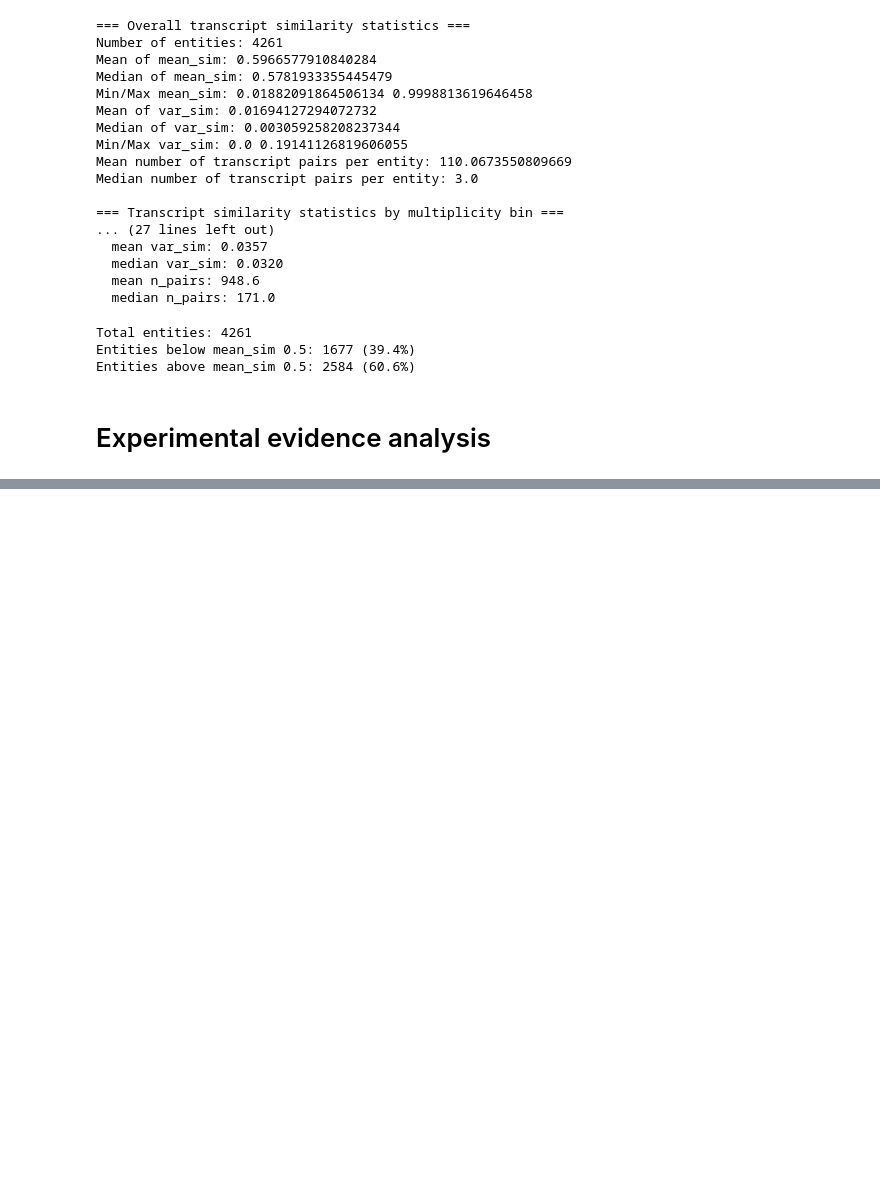
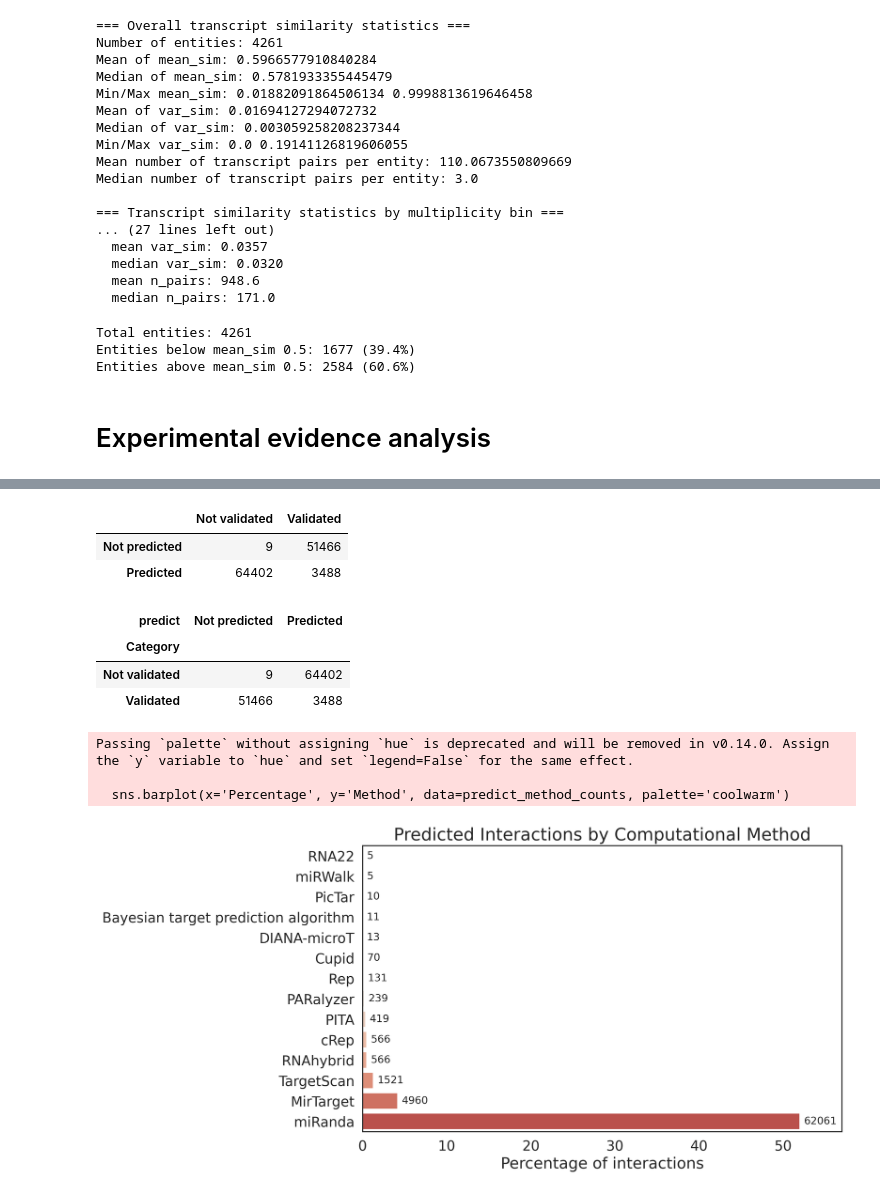
Before and after one commit to AnacletoLAB/RNAInterSeq, a Jupyter notebook: ncRNAInter_stats.ipynb, the cells around one changed output, grey strips where cells are left out. Drawn from its saved outputs; the diff is of its cells as text; code cells hidden in the pictures; blank space fills up the shorter version.

```diff
--- a/ncRNAInter_stats.ipynb
+++ b/ncRNAInter_stats.ipynb
@@ -1016,0 +1247,68 @@ Entities above mean_sim 0.5: 2584 (60.6%)
+# %%
+# Create a summary of predicted vs validated interactions
+pred_exp_summary = pd.crosstab(
+    index=df['predict'].notna(),    # True if predicted
+    columns=(df['strong'].notna() | df['weak'].notna())  # True if experimentally validated
+)
+
+pred_exp_summary.index = ['Not predicted','Predicted']
+pred_exp_summary.columns = ['Not validated','Validated']
+
+pred_exp_summary
+# %% [output]
+|  | Not validated | Validated |
+| Not predicted | 9 | 51466 |
+| Predicted | 64402 | 3488 |
+# %%
+category_predicted_summary = df.copy()
+category_predicted_summary['Category'] = category_predicted_summary['strong'].notna() | category_predicted_summary['weak'].notna()
+category_predicted_summary = pd.crosstab(
+    index=category_predicted_summary['Category'].map({True:'Validated', False:'Not validated'}),
+    columns=category_predicted_summary['predict'].notna().map({True:'Predicted', False:'Not predicted'})
+)
+category_predicted_summary
+# %% [output]
+| predict | Not predicted | Predicted |
+| Category |  |  |
+| Not validated | 9 | 64402 |
+| Validated | 51466 | 3488 |
+# %%
+import pandas as pd
+import matplotlib.pyplot as plt
+import seaborn as sns
+
+# Extract predicted methods if not already split
+# Some rows may have multiple methods separated by '//' — split them
+df['predict_methods'] = df['predict'].fillna('').str.split('//')
+
+# Explode so each method gets its own row
+predict_exploded = df[df['predict_bool']].explode('predict_methods')
+
+# Count predictions per method
+predict_method_counts = predict_exploded['predict_methods'].value_counts().rename_axis('Method').reset_index(name='Count')
+
+# Calculate percentages
+predict_method_counts['Percentage'] = 100 * predict_method_counts['Count'] / len(df)
+
+# Sort by count for plotting
+predict_method_counts = predict_method_counts.sort_values('Count', ascending=True)
+
+# Plot horizontal barplot
+plt.figure(figsize=(10,6))
+sns.barplot(x='Percentage', y='Method', data=predict_method_counts, palette='coolwarm')
+
+# Add counts next to bars
+for i, count in enumerate(predict_method_counts['Count']):
+    plt.text(predict_method_counts['Percentage'].iloc[i] + 0.5, i, f'{count}', va='center')
+
+plt.title('Predicted Interactions by Computational Method')
+plt.xlabel('Percentage of interactions')
+plt.ylabel('')
+plt.xlim(0, predict_method_counts['Percentage'].max() + 5)
+#plt.tight_layout()
+plt.show()
+# %% [output]
+Passing `palette` without assigning `hue` is deprecated and will be removed in v0.14.0. Assign the `y` variable to `hue` and set `legend=False` for the same effect.
+
+  sns.barplot(x='Percentage', y='Method', data=predict_method_counts, palette='coolwarm')
+[figure, added]
```
Also changed, not shown: parts of 7 cells of this notebook, 1 other file.
